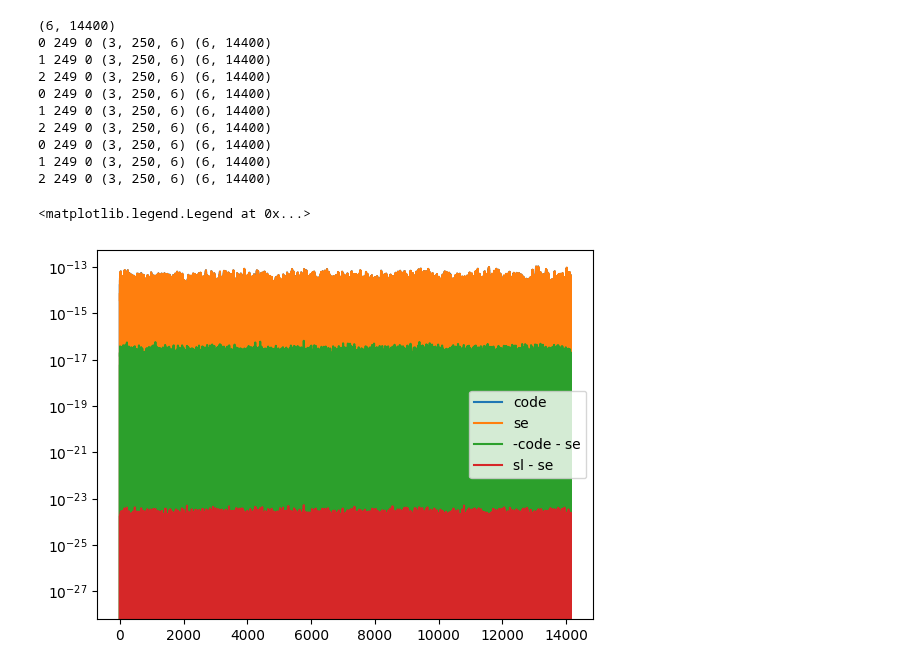
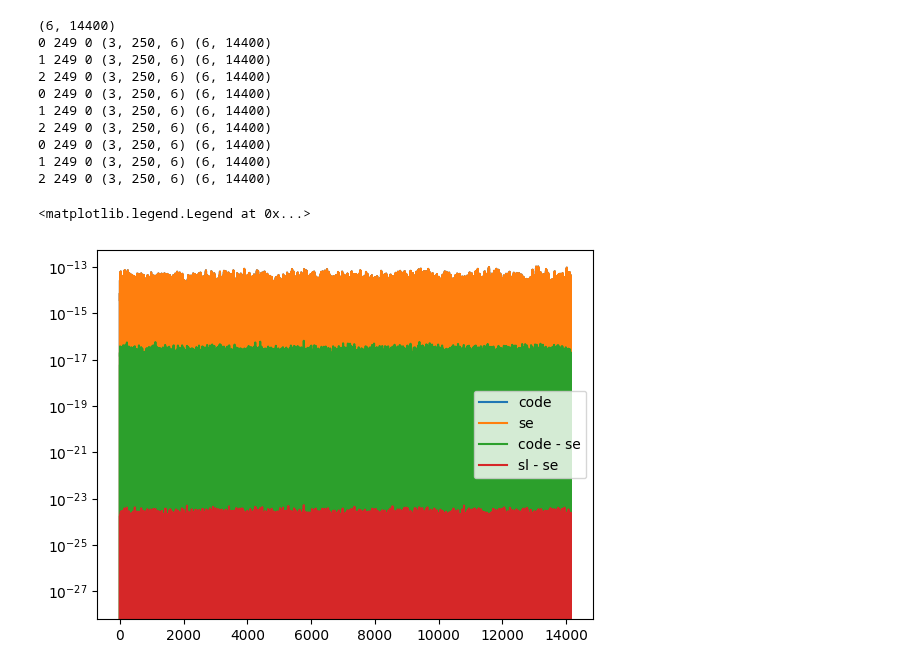
Before and after one commit to eleonoracastelli/pcipy, a Jupyter notebook: notebooks/Compute TDI Stencil.ipynb, the cells around one changed output. Cells and saved outputs as stored; diff of their text form; code cells hidden in the pictures.

Commit message:
Fixed TDI-filter sign bug.  Changed default covolution method to 'convolve'.

```diff
--- a/notebooks/Compute TDI Stencil.ipynb
+++ b/notebooks/Compute TDI Stencil.ipynb
@@ -506,7 +506,7 @@ y_isi_td=TimeData(y_full_isi[:,:10000].T, dt=1/fs,names=mosas_order)
 # %%
 import time
 s=time.time()
-XYZc=tdifilt.apply_filter(y_td,method='convolve')
+XYZc=tdifilt.apply_filter(y_td,method='dot')
 #XYZc=apply_filter(tdifilt,y_td,method='convolve')
 print(time.time()-s)
 # %% [output]
@@ -963,15 +960,15 @@ XYZsl=tdifilt_sl.apply_filter(ytest,method='convolve')
 # %%
 ixyz=0
 iev=1
 plt.semilogy(XYZcode.data[ixyz][::iev],label="code")
 plt.semilogy(XYZse.data[ixyz][::iev],label="se")
 #plt.semilogy(XYZcode.data[ixyz]-XYZse.data[ixyz],label="code - se")
-plt.semilogy((-XYZcode.data[ixyz]-XYZse.data[ixyz])[::iev],label="-code - se")
+plt.semilogy((XYZcode.data[ixyz]-XYZse.data[ixyz])[::iev],label="code - se")
 plt.semilogy((XYZsl.data[ixyz]-XYZse.data[ixyz])[::iev],label="sl - se")
 plt.legend()
 # %% [output]
 <matplotlib.legend.Legend at 0x...>
-[figure, old version]
+[figure, new version]
 # %%
 # Comparison with TDI variables
 _, axes = plt.subplots(1, 1, figsize=(8, 6))
```
Also changed, not shown: parts of 12 cells of this notebook, 2 other files.
